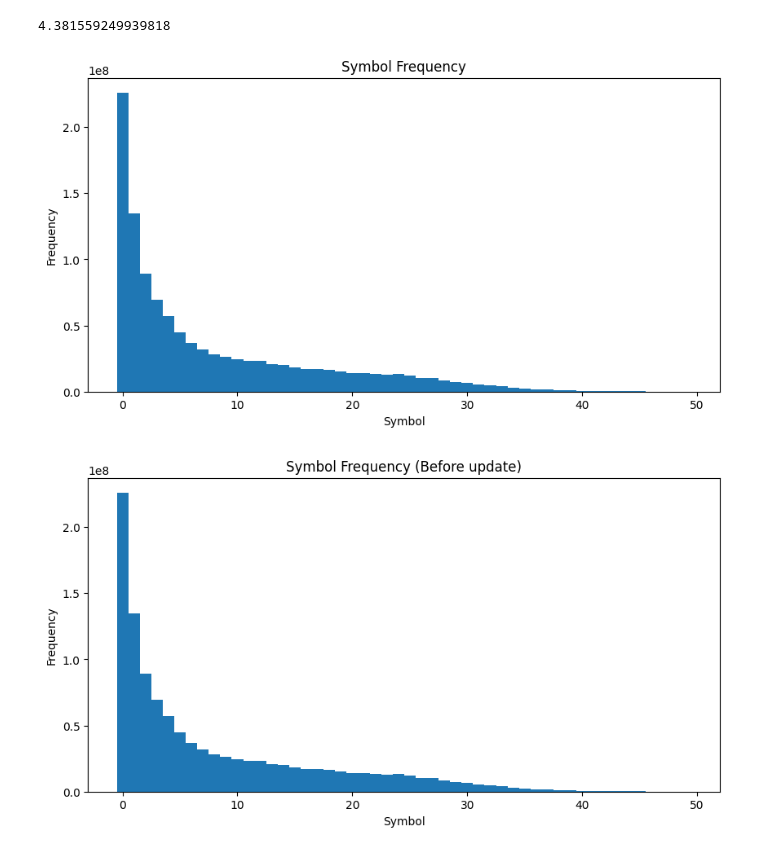
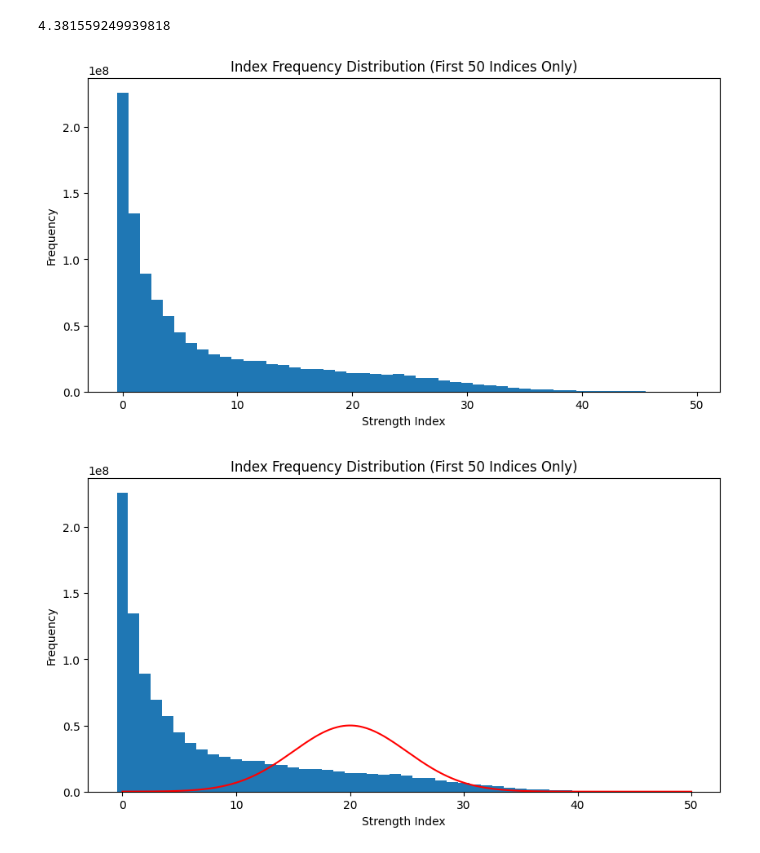
Before and after one commit to JadenStrudwick/CompressedGameNotation, a Jupyter notebook: benchmarking/entropy.ipynb, the cells around one changed output. Cells and saved outputs as stored; diff of their text form; code cells hidden in the pictures.

```diff
--- a/benchmarking/entropy.ipynb
+++ b/benchmarking/entropy.ipynb
@@ -77,32 +77,37 @@ plt.figure(figsize=(10, 5))
 plt.bar(
     [index for index, _ in frequency_pairs], [p for _, p in frequency_pairs], width=1
 )
-plt.xlabel("Symbol")
+plt.xlabel("Strength Index")
 plt.ylabel("Frequency")
-plt.title("Symbol Frequency")
+plt.title("Index Frequency Distribution (First 50 Indices Only)")
 plt.show()
 # %% [output]
-[figure, old version]
+[figure, new version]
 # %%
 def gaussian(height, dev, mean, x):
     b = -((x - mean) ** 2 / (2 * dev**2))
     return height * np.exp(b)
 
 
 GAUSSIAN_HEIGHT = 50000000
 GAUSSIAN_DEV = 5
 
 # draw the old frequency distribution and the gaussian distribution
 plt.figure(figsize=(10, 5))
 plt.bar(
-    [index for index, _ in frequency_pairs], [p for _, p in frequency_pairs], width=1
+    [index for index, _ in frequency_pairs],
+    [p for _, p in frequency_pairs],
+    width=1,
 )
-plt.xlabel("Symbol")
+x = np.linspace(0, len(frequency_pairs), 1000)
+y = gaussian(GAUSSIAN_HEIGHT, GAUSSIAN_DEV, 20, x)
+plt.plot(x, y, color="red")
+plt.xlabel("Strength Index")
 plt.ylabel("Frequency")
-plt.title("Symbol Frequency (Before update)")
+plt.title("Index Frequency Distribution (First 50 Indices Only)")
 plt.show()
 # %% [output]
-[figure, old version]
+[figure, new version]
 # %%
 # update the frequency distribution with the gaussian distribution
 new_pairs = []
```
Also changed, not shown: parts of 1 cell of this notebook.
